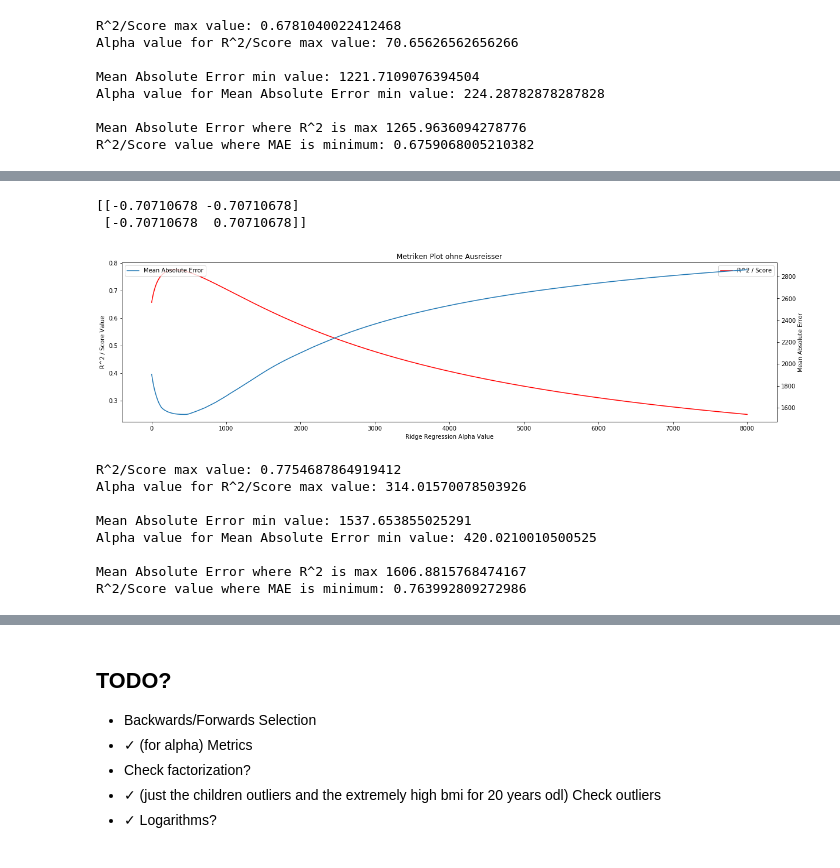
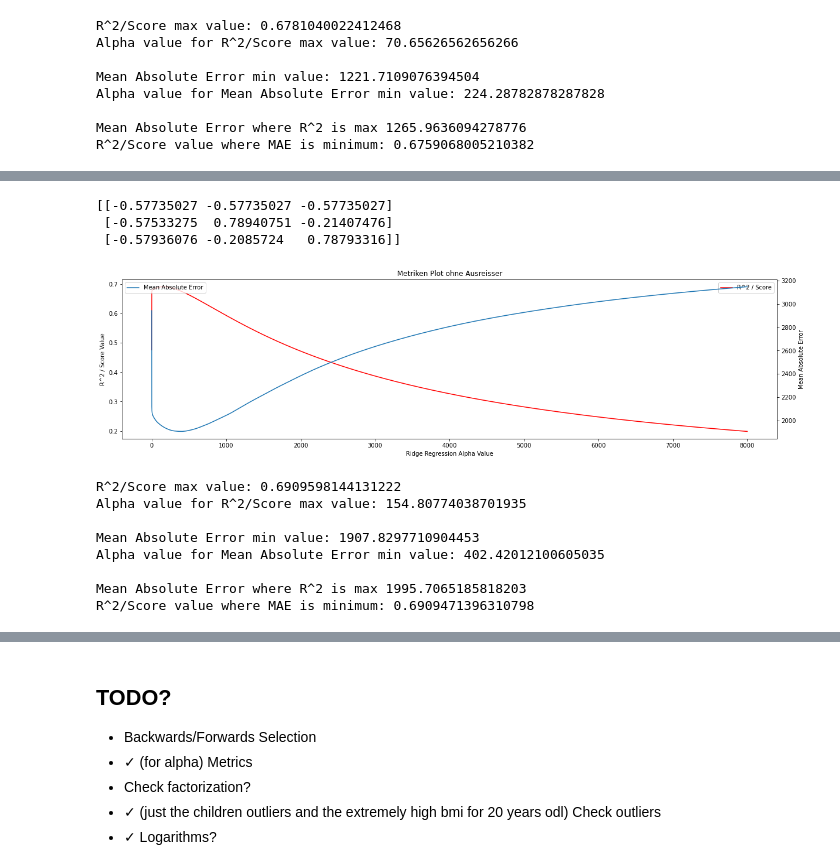
Before and after one commit to challenge-healthcare/regression, a Jupyter notebook: Main.ipynb, the cells around one changed output, grey strips where cells are left out. Drawn from its saved outputs; the diff is of its cells as text; code cells hidden in the pictures.

```diff
--- a/Main.ipynb
+++ b/Main.ipynb
@@ -188,7 +190,7 @@ print(input)
 input = np.array(input)
 
 train_input, test_input, train_labels, test_labels = \
-    train_test_split(input, labels, test_size = 0.2, random_state = 42)
+    train_test_split(input, labels, test_size = 0.25, random_state = 42)
 # %% [output]
       age  sex  children  smoker  canton    pbf
 1      19    0         0       0       0  35.94
@@ -250,10 +254,11 @@ model = Ridge(alpha=1.0)
 # fit model
 model.fit(train_input, train_labels)
 
-RidgeRegressor = Ridge(alpha=1.0)
+RidgeRegressor = RidgeRegression(opt_method='neq', alpha = 1)
 RidgeRegressor.fit(train_input, train_labels)
 
 predics = RidgeRegressor.predict(test_input)
 
-print("sklearn vs own formula prediction comparison:", model.predict(test_input) == predics)
+print("sklearn vs own formula prediction comparison:", np.abs(model.predict(test_input[10:16:]) - predics[10:16:]))
+print("Absolute Unterschiede sind sehr klein, somit ist die Regression from scratch praktisch gleich der scikit-learn Implementation")
 # %% [output]
@@ -395,7 +392,7 @@ input = np.array(input)
 print(np.log(input[:,5]))
 
 train_input, test_input, train_labels, test_labels = \
-    train_test_split(input, labels, test_size = 0.1, random_state = 42)
+    train_test_split(input, labels, test_size = 0.25, random_state = 42)
 
 train_input_standardize = (train_input - np.mean(train_input, axis=0)) / np.std(train_input, axis=0)
 test_input_standardize = (test_input - np.mean(test_input, axis=0)) / np.std(test_input, axis=0)
@@ -533,9 +534,9 @@ R^2/Score value where MAE is minimum: 0.6759068005210382
 # %%
-labels = np.array(data_no_outliers['charges'])
+labels = np.array(np.log(data_no_outliers['charges']))
 # The data we want to split = 'input'
 data_no_outliers_log = data_no_outliers.copy()
-print(data_no_outliers_log["age"].astype('float64'))
-input = data_no_outliers_log.drop('charges', axis=1).drop('charges_level', axis=1).drop('bmi', axis = 1)
+
+input = data_no_outliers_log.drop('charges', axis=1).drop('charges_level', axis=1)
 
 # The argument for the split function has to be an array
 input_list = list(input.columns)
@@ -544,19 +545,19 @@ input = np.array(input)
 alphaRange = np.linspace(0, 509, 1000)
 
 train_input, test_input, train_labels, test_labels = \
-train_test_split(input, labels, test_size = 0.1, random_state = 42)
+train_test_split(input, labels, test_size = 0.25, random_state = 42)
 train_input_standardize = (train_input - np.mean(train_input, axis=0)) / np.std(train_input, axis=0)
 test_input_standardize = (test_input - np.mean(test_input, axis=0)) / np.std(test_input, axis=0)
 ##instantiate regressor
 scoreArray = []
 maeArray = []
 for j in alphaRange:
-    RidgeRegressor = RidgeRegression(opt_method='neq', alpha = j)
-    ridge1 = RidgeRegressor.fit(train_input_standardize, train_labels)
+    RidgeRegressor_log = RidgeRegression(opt_method='neq', alpha = j)
+    ridge1 = RidgeRegressor_log.fit(train_input_standardize, train_labels)
 
-    predics = RidgeRegressor.predict(test_input_standardize)
-    score = RidgeRegressor.score(test_labels, predics)
-    mae = RidgeRegressor.mae(test_labels, predics)
+    predics = np.exp(RidgeRegressor_log.predict(test_input_standardize))
+    score = RidgeRegressor_log.score(np.exp(test_labels), predics)
+    mae = RidgeRegressor_log.mae(np.exp(test_labels), predics)
     maeArray.append(mae)
     scoreArray.append(score)
 
@@ -632,5 +603,5 @@ data_no_outliers
 # %%
-pca_data = data_no_outliers[['bmi', 'pbf']]
+pca_data = data_no_outliers[['sex','bmi', 'pbf']]
 
 X = pca_data.values
 X = X.T
@@ -645,12 +616,12 @@ total_variance_ = np.sum(eigvalues_)
 explained_variance_ = eigvalues_ / total_variance_
 
 data4 = data_no_outliers.copy()
-data4[['bmi', 'pbf']] = np.dot(data4[['bmi', 'pbf']].values, components_.T)
+data4[['pc1','pc2', 'pc3']] = np.dot(data4[['sex','bmi', 'pbf']].values, components_.T)
 
 labels = np.array(data_no_outliers['charges'])
 
 # The data we want to split = 'input'
-input = data4.drop('sex', axis=1).drop('charges', axis = 1).drop('charges_level', axis = 1)
+input = data4.drop('sex', axis=1).drop('bmi', axis = 1).drop('pbf', axis = 1).drop('charges', axis = 1).drop('charges_level', axis = 1)
 
 # The argument for the split function has to be an array
 input = np.array(input)
@@ -658,7 +629,7 @@ input = np.array(input)
 alphaRange = np.linspace(0, 8000, 20000)
 
 train_input, test_input, train_labels, test_labels = \
-train_test_split(input, labels, test_size = 0.1, random_state = 42)
+train_test_split(input, labels, test_size = 0.25, random_state = 42)
 train_input = np.array(train_input, dtype=np.float64)
 test_input = np.array(test_input, dtype=np.float64)
 
@@ -669,52 +640,53 @@ scoreArray = []
 maeArray = []
 
 for j in alphaRange:
-    RidgeRegressor = RidgeRegression(opt_method='neq', alpha = j)
-    ridge1 = RidgeRegressor.fit(train_input_standardize, train_labels)
+    RidgeRegressor_pca = RidgeRegression(opt_method='neq', alpha = j)
+    ridge1 = RidgeRegressor_pca.fit(train_input_standardize, train_labels)
 
-    predics = RidgeRegressor.predict(test_input_standardize)
-    score = RidgeRegressor.score(test_labels, predics)
-    mae = RidgeRegressor.mae(test_labels, predics)
+    predics = RidgeRegressor_pca.predict(test_input_standardize)
+    score = RidgeRegressor_pca.score(test_labels, predics)
+    mae = RidgeRegressor_pca.mae(test_labels, predics)
     maeArray.append(mae)
     scoreArray.append(score)
 
 plt.rcParams["figure.figsize"] = (20,5)
 
 fig1, ax1 = plt.subplots() # two axes on figure
 ax1.plot(alphaRange, scoreArray, label="R^2 / Score", color = "r")
 ax1.set_xlabel("Ridge Regression Alpha Value")
 ax1.set_ylabel("R^2 / Score Value")
 plt.legend()
 
 ax2 = ax1.twinx()
 ax2.plot(alphaRange, maeArray, label="Mean Absolute Error")
 ax2.set_xlabel("Ridge Regression Alpha Value")
 ax2.set_ylabel("Mean Absolute Error")
 
 plt.title("Metriken Plot ohne Ausreisser")
 plt.legend()
 plt.show()
 
 print("R^2/Score max value:", np.amax(scoreArray))
 print("Alpha value for R^2/Score max value:", alphaRange[np.where(scoreArray == np.amax(scoreArray))][0])
 print("")
 print("Mean Absolute Error min value:", np.amin(maeArray))
 print("Alpha value for Mean Absolute Error min value:", alphaRange[np.where(maeArray == np.amin(maeArray))][0])
 print("")
 print("Mean Absolute Error where R^2 is max", maeArray[alphaRange[np.where(scoreArray == np.amax(scoreArray))][0].round(decimals=0).astype(np.int64)])
 print("R^2/Score value where MAE is minimum:", scoreArray[alphaRange[np.where(maeArray == np.amin(maeArray))][0].round(decimals=0).astype(np.int64)])
 # %% [output]
-[[-0.70710678 -0.70710678]
- [-0.70710678  0.70710678]]
+[[-0.57735027 -0.57735027 -0.57735027]
+ [-0.57533275  0.78940751 -0.21407476]
+ [-0.57936076 -0.2085724   0.78793316]]
-[figure, old version]
+[figure, new version]
-R^2/Score max value: 0.7754687864919412
-Alpha value for R^2/Score max value: 314.01570078503926
+R^2/Score max value: 0.6909598144131222
+Alpha value for R^2/Score max value: 154.80774038701935
 
-Mean Absolute Error min value: 1537.653855025291
-Alpha value for Mean Absolute Error min value: 420.0210010500525
+Mean Absolute Error min value: 1907.8297710904453
+Alpha value for Mean Absolute Error min value: 402.42012100605035
 
-Mean Absolute Error where R^2 is max 1606.8815768474167
-R^2/Score value where MAE is minimum: 0.763992809272986
+Mean Absolute Error where R^2 is max 1995.7065185818203
+R^2/Score value where MAE is minimum: 0.6909471396310798
 # %%
 RidgeRegressor = RidgeRegression(opt_method='neq', alpha = 375)
 ridge1 = RidgeRegressor.fit(train_input_standardize, train_labels)
```
Also changed, not shown: parts of 31 cells of this notebook.
